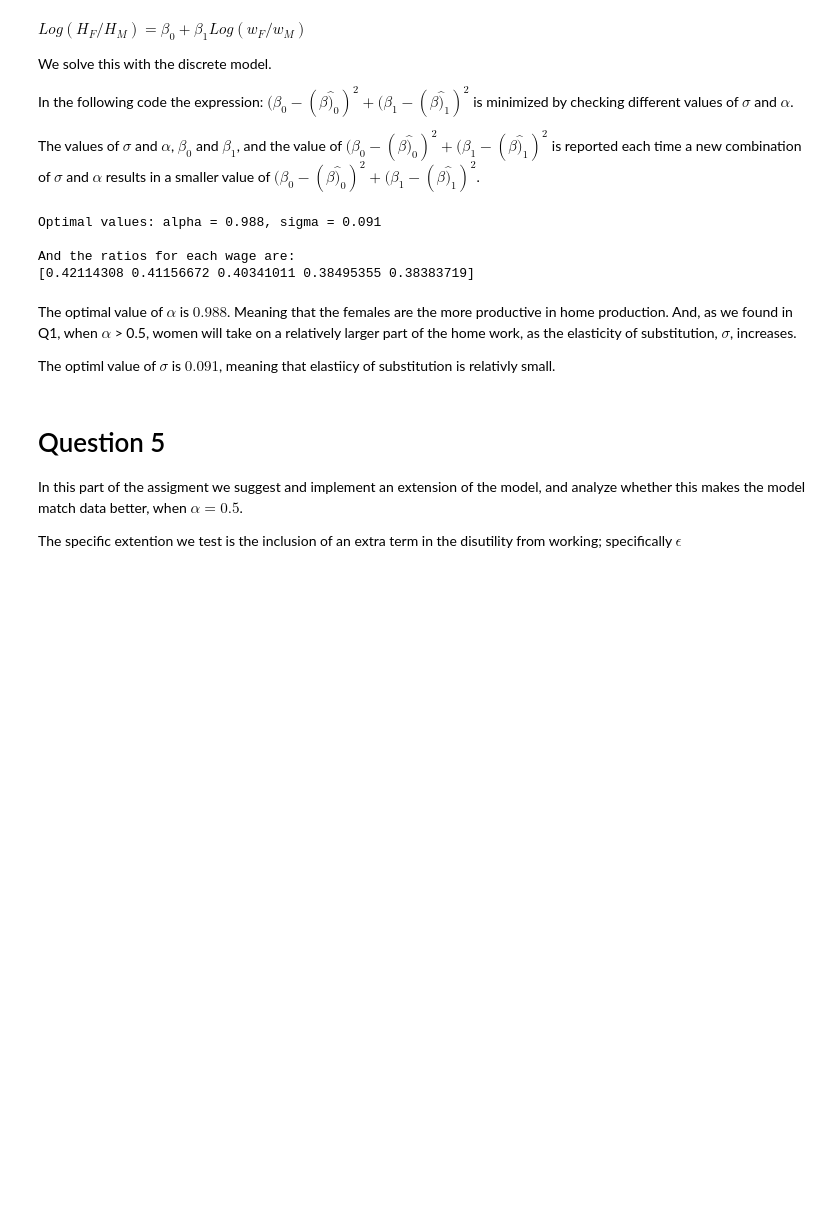
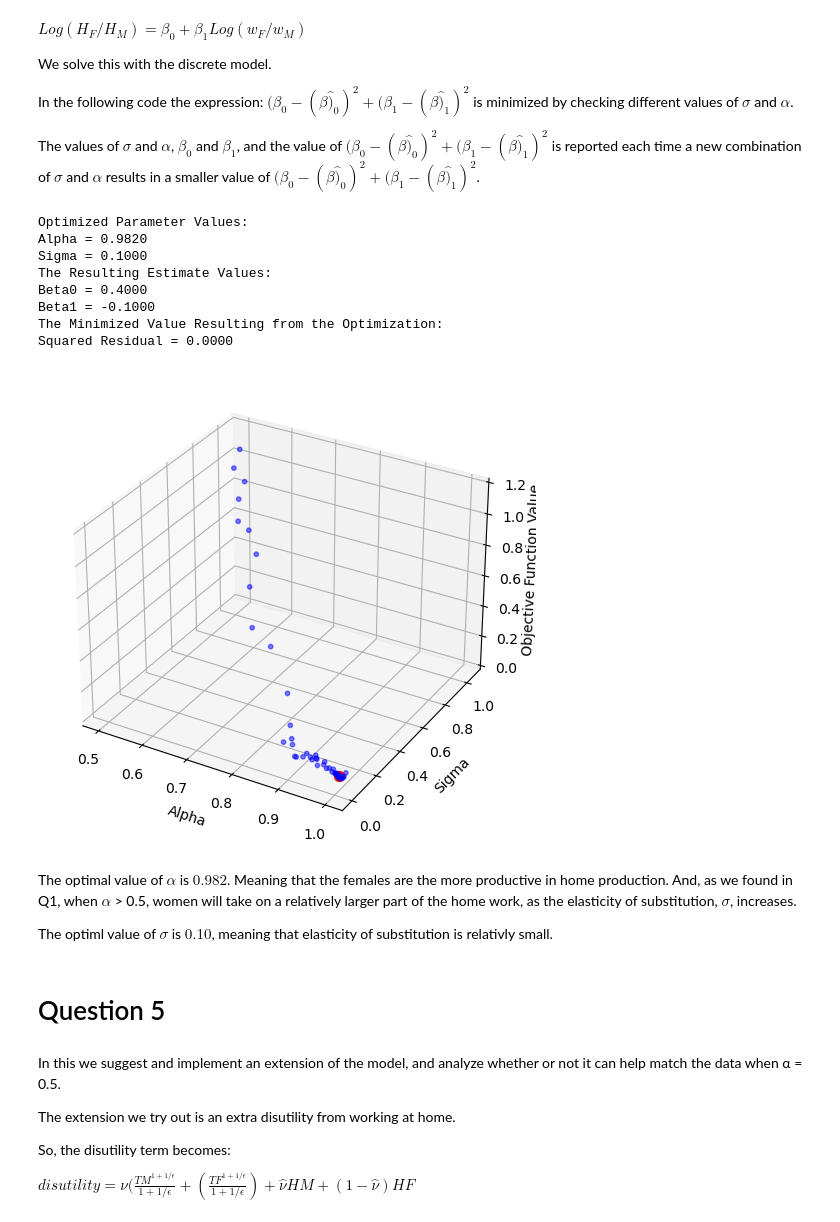
Before and after one commit to NumEconCopenhagen/projects-2023-agnete_louise_mathilde, a Jupyter notebook: inauguralproject/inauguralproject.ipynb, the cells around one changed output. Drawn from its saved outputs; the diff is of its cells as text; code cells hidden in the pictures; blank space fills up the shorter version.

```diff
--- a/inauguralproject/inauguralproject.ipynb
+++ b/inauguralproject/inauguralproject.ipynb
@@ -278,53 +103,30 @@ We solve this with the discrete model.
 In the following code the expression: $(\beta_0 - (\beta\hat)_0)^2+(\beta_1 - (\beta\hat)_1)^2$ is minimized by checking different values of $\sigma$ and $\alpha$.
 
 The values of $\sigma$ and $\alpha$, $\beta_0$ and $\beta_1$, and the value of $(\beta_0 - (\beta\hat)_0)^2+(\beta_1 - (\beta\hat)_1)^2$ is reported each time a new combination of $\sigma$ and $\alpha$ results in a smaller value of $(\beta_0 - (\beta\hat)_0)^2+(\beta_1 - (\beta\hat)_1)^2$.
-# %%
-model_4 = HouseholdSpecializationModelClass()
-
-# Defining the objective funciton to be minimized in the optimization problem
-def solve_4(x):
-
-    # Setting values to alpha and sigma in the model
-    model_4.par.alpha = x[0]
-    model_4.par.sigma = x[1]
-
-    # Solving the model
-    model_4.solve_wF_vec()
-
-    # Calculating the error
-    model_4.run_regression()
-
-    # Returning the error
-    return (abs((model_4.par.beta0_target-model_4.sol.beta0)**2+(model_4.par.beta1_target-model_4.sol.beta1)**2))
-
-# Setting bounds for alpha and sigma
-bounds = [(0, 1), (0, 10)]
-# Creating initial guess
-initial_guess = [0.5,1]
-
-# Use a minimize function to find the optimal values of alpha and sigma
-result = optimize.minimize(solve_4, initial_guess,
-                           bounds=bounds, method = "Nelder-Mead")
-
-lnratio4 = np.log(model_4.sol.HF_vec/model_4.sol.HM_vec) # Creating ratio vector
-
-# Printing solution
-print(f"Optimal values: alpha = {result.x[0]:.3f}, sigma = {result.x[1]:.3f}")
-print('\n' "And the ratios for each wage are:")
-print(lnratio4)
-# %% [output]
-Optimal values: alpha = 0.988, sigma = 0.091
-
-And the ratios for each wage are:
-[0.42114308 0.41156672 0.40341011 0.38495355 0.38383719]
+# %%
+model.estimate(do_print=True,do_plotb=True)
+# %% [output]
+Optimized Parameter Values:
+Alpha = 0.9820
+Sigma = 0.1000
+The Resulting Estimate Values:
+Beta0 = 0.4000
+Beta1 = -0.1000
+The Minimized Value Resulting from the Optimization:
+Squared Residual = 0.0000
+[figure, added]
 # %% [markdown]
-The optimal value of $\alpha$ is $0.988$. Meaning that the females are the more productive in home production.
+The optimal value of $\alpha$ is $0.982$. Meaning that the females are the more productive in home production.
 And, as we found in Q1, when $\alpha $ > 0.5, women will take on a relatively larger part of the home work, as the elasticity of substitution, $\sigma$, increases.
 
-The optiml value of $\sigma$ is $0.091$, meaning that elastiicy of substitution is relativly small.
+The optiml value of $\sigma$ is $0.10$, meaning that elasticity of substitution is relativly small.
+# %% [markdown]
+# Question 5
 # %% [markdown]
-# Question 5
+In this we suggest and implement an extension of the model, and analyze whether or not it can help match the data when α = 0.5.
 
-In this part of the assigment we suggest and implement an extension of the model, and analyze whether this makes the model match data better, when  $\alpha = 0.5$.
+The extension we try out is an extra disutility from working at home.
 
-The specific extention we test is the inclusion of an extra term in the disutility from working; specifically $\epsilon$
+So, the disutility term becomes:
+
+$disutility = \nu(\frac{TM^{1+1/\epsilon}}{{1+1/\epsilon}}+(\frac{TF^{1+1/\epsilon}}{{1+1/\epsilon}}) + \hat \nu HM + (1-\hat \nu)HF$
```
Also changed, not shown: parts of 22 cells of this notebook, 2 other files.
